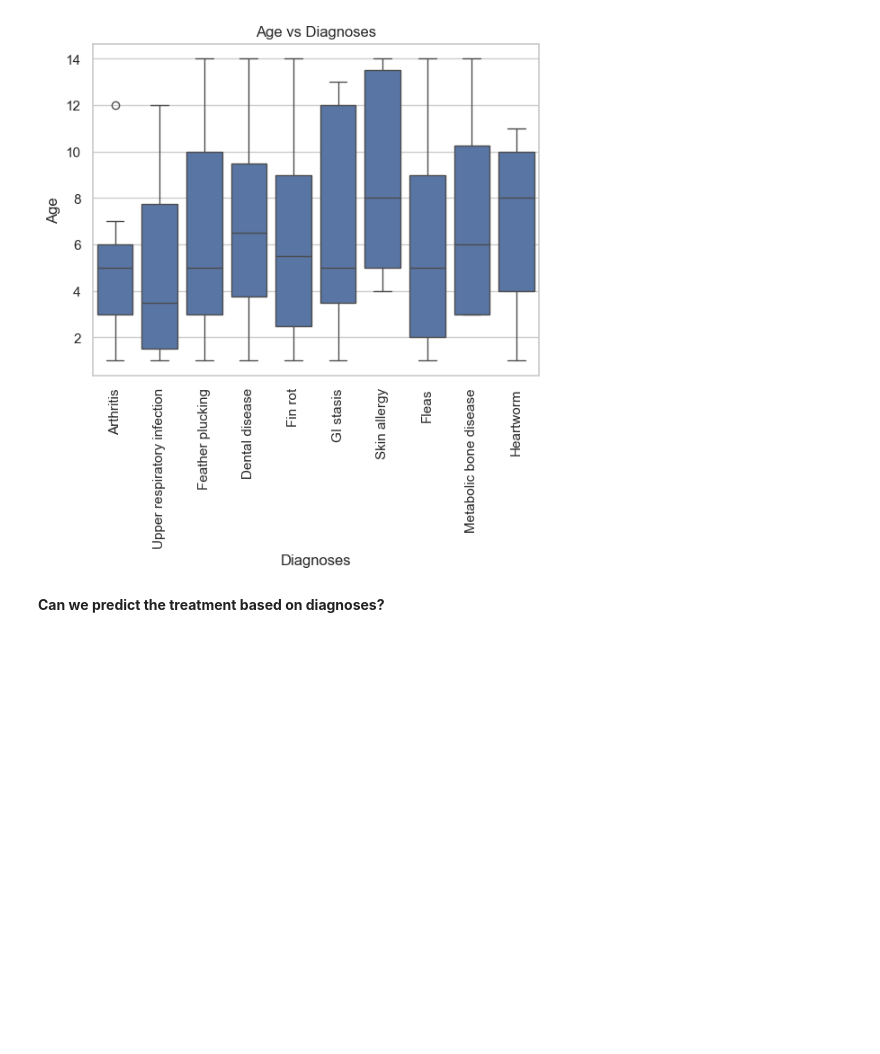
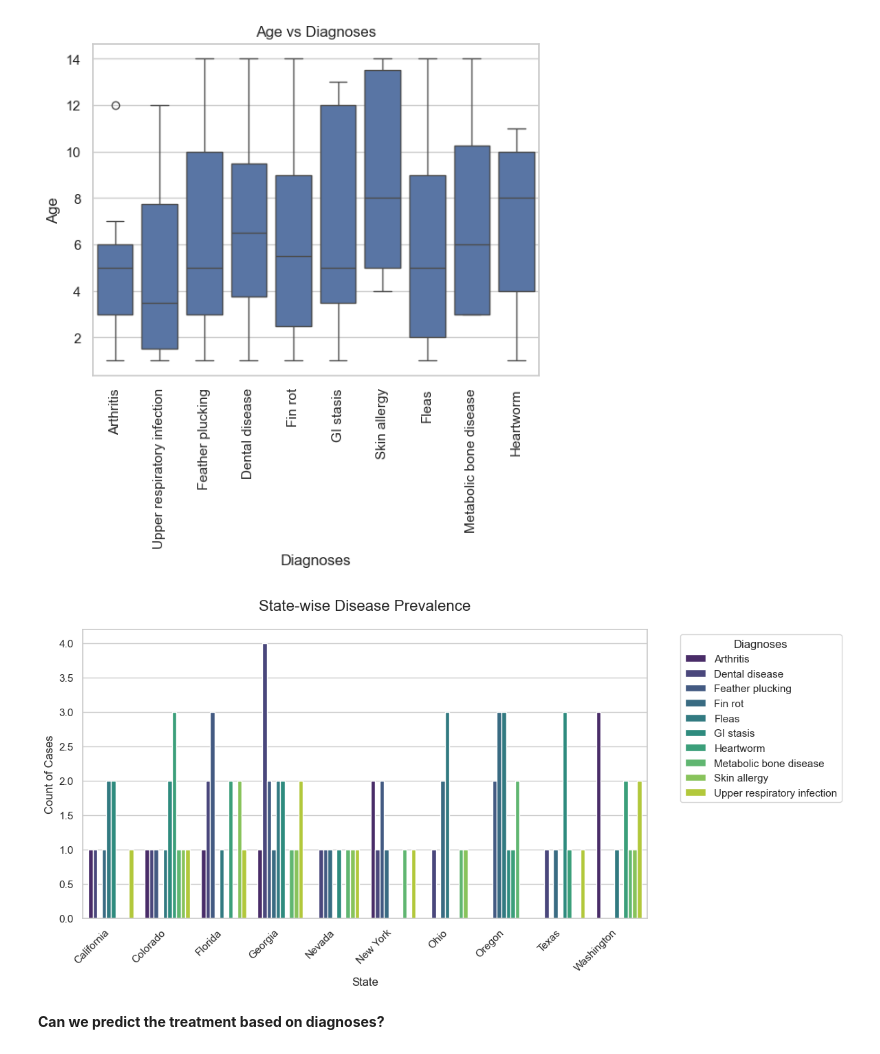
Before and after one commit to Neerson/Veterinary-project, a Jupyter notebook: Vert.ipynb, the cells around one changed output. Saved outputs shown, nothing was run; the diff lists cells and outputs as text; code cells hidden in the pictures; blank space fills up the shorter version.

```diff
--- a/Vert.ipynb
+++ b/Vert.ipynb
@@ -281,3 +274,41 @@ plt.show()
+# %%
+# let's Create a pivot table to count disease prevalence by state
+disease_pivot = df.pivot_table(index="State", columns="Diagnoses", aggfunc="size", fill_value=0)
+
+# Melt the pivot table for better visualization with seaborn
+disease_melted = disease_pivot.reset_index().melt(id_vars="State", var_name="Diagnoses", value_name="Count")
+
+# Set up the visualization
+plt.figure(figsize=(12, 6))  # Adjust figure size for better readability
+sns.set_theme(style="whitegrid")  # Use a clean grid style
+
+# Create a grouped bar plot
+sns.barplot(
+    data=disease_melted,
+    x="State",  # X-axis: State
+    y="Count",  # Y-axis: Count of diseases
+    hue="Diagnoses",  # Group bars by Diagnoses
+    palette="viridis",  # Use a visually appealing color palette
+)
+
+# Add plot title and labels
+plt.title("State-wise Disease Prevalence", fontsize=16, pad=20)
+plt.xlabel("State", fontsize=12)
+plt.ylabel("Count of Cases", fontsize=12)
+
+# Rotate x-axis labels for better readability
+plt.xticks(rotation=45, ha="right")
+
+# Add a legend to distinguish diagnoses
+plt.legend(title="Diagnoses", bbox_to_anchor=(1.05, 1), loc="upper left")
+
+# Adjust layout to prevent overlapping elements
+plt.tight_layout()
+
+# Display the plot
+plt.show()
+# %% [output]
+[figure, added]
 # %% [markdown]
 **Can we predict the treatment based on diagnoses?**
 # %%
```
Also changed, not shown: parts of 1 cell of this notebook.
